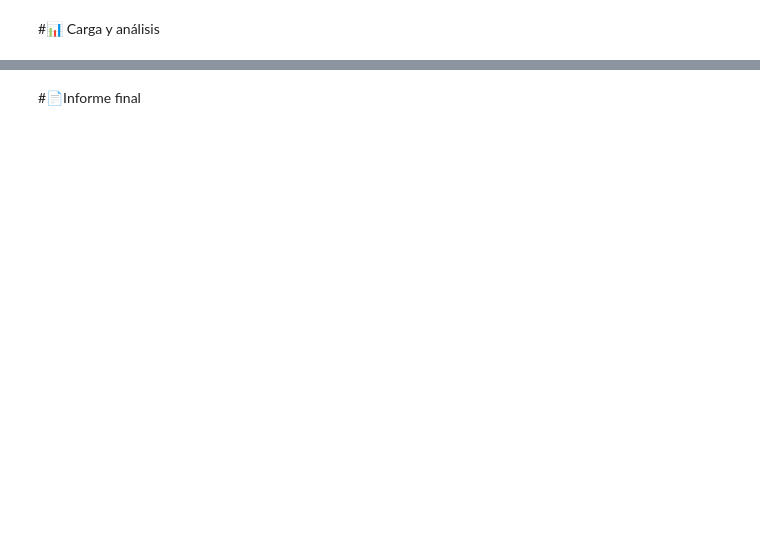
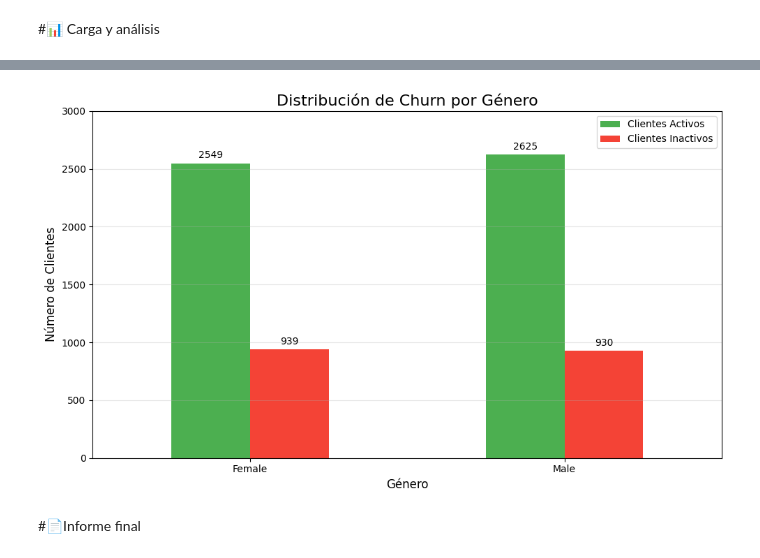
Before and after one commit to AlekJulM/TelecomX_Data-science-LATAM, a Jupyter notebook: TelecomX_LATAM.ipynb, the cells around one changed output, grey strips where cells are left out. Cells and saved outputs as stored; diff of their text form; code cells hidden in the pictures; blank space fills up the shorter version.

```diff
--- a/TelecomX_LATAM.ipynb
+++ b/TelecomX_LATAM.ipynb
@@ -113,2 +131,25 @@ a
+# %%
+]# Tabla cruzada
+churn_gender = pd.crosstab(df_limpio['gender'], df_limpio['Churn'])
+
+# Gráfico
+ax = churn_gender.plot(kind='bar',
+                       color=['#4CAF50', '#F44336'],
+                       figsize=(10, 6))
+plt.title('Distribución de Churn por Género', fontsize=16)
+plt.xlabel('Género', fontsize=12)
+plt.ylabel('Número de Clientes', fontsize=12)
+plt.ylim(0,3000)
+plt.xticks(rotation=0)
+plt.legend(['Clientes Activos', 'Clientes Inactivos'])
+plt.grid(axis='y', alpha=0.3)
+
+for container in ax.containers:
+    ax.bar_label(container, padding=3)
+
+plt.tight_layout()
+plt.show()
+# %% [output]
+[figure, added]
 # %% [markdown]
 #📄Informe final
```
Also changed, not shown: parts of 5 cells of this notebook.
